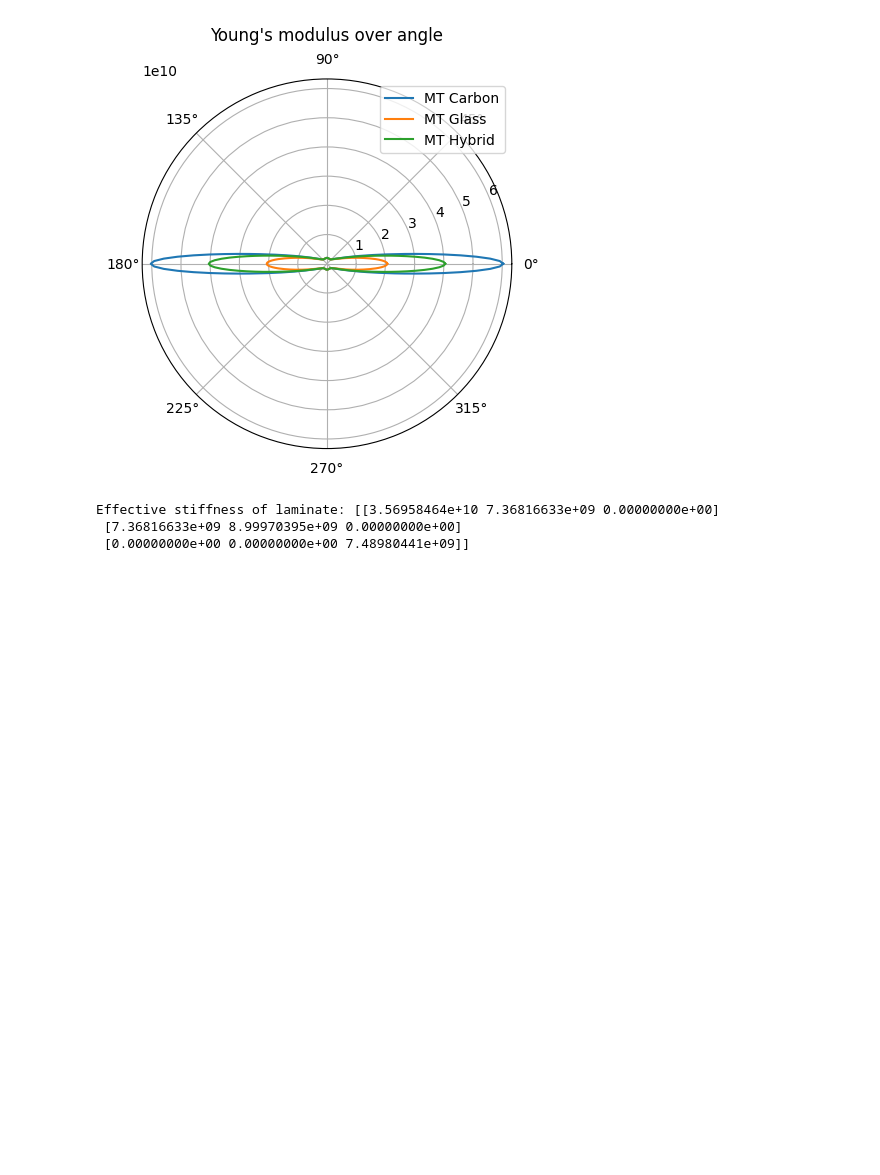
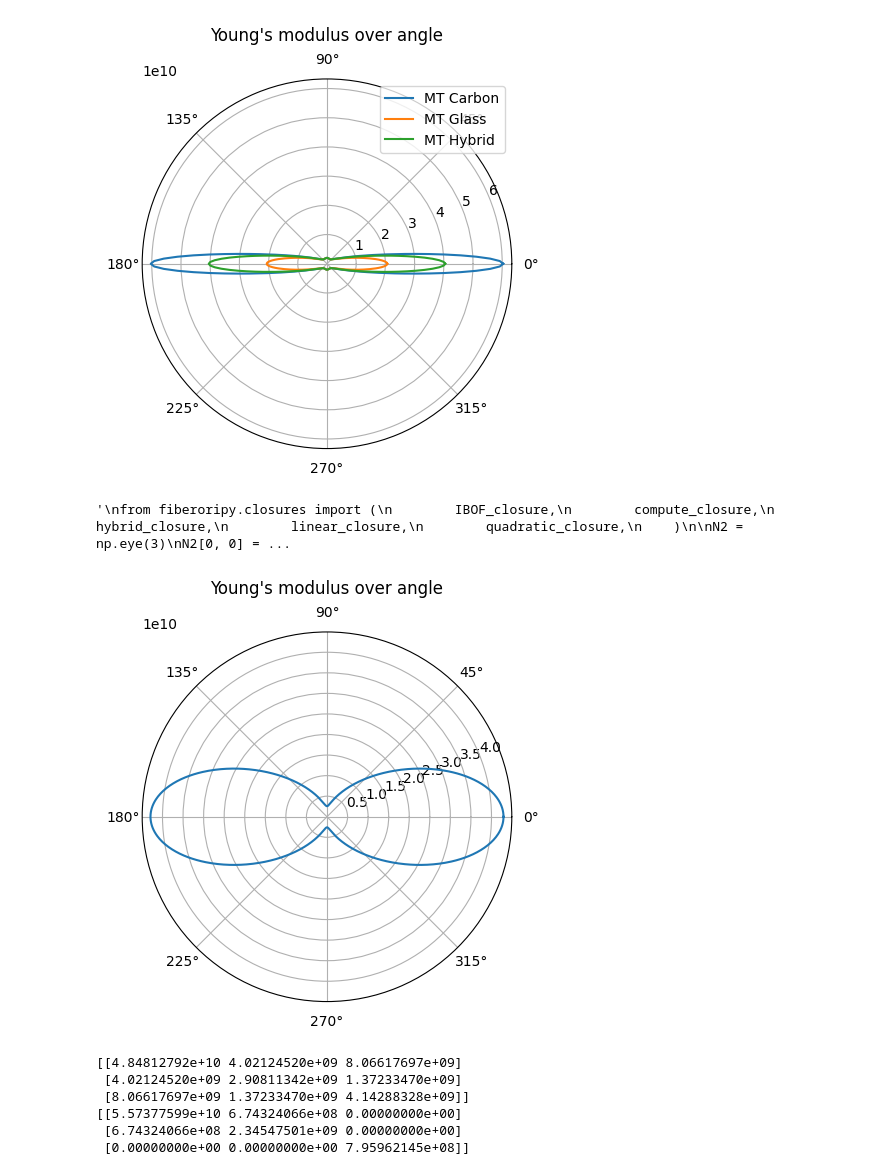
Before and after one commit to Extraweich/homopy, a Jupyter notebook: examples/MT_HT_plot.ipynb, the cells around one changed output. Saved outputs shown, nothing was run; the diff lists cells and outputs as text; code cells hidden in the pictures; blank space fills up the shorter version.

```diff
--- a/examples/MT_HT_plot.ipynb
+++ b/examples/MT_HT_plot.ipynb
@@ -44,7 +44,7 @@ plotter.polar_plot(
 [figure]
 # %%
 # Orientation averaging
-
+"""
 from fiberoripy.closures import (
         IBOF_closure,
         compute_closure,
@@ -59,31 +59,40 @@ N2[1, 1] = 10 / 32
 N2[2, 2] = 3 / 32
 # N4 = quadratic_closure(N2)
 N4 = IBOF_closure(N2)
+"""
+# %% [output]
+'\nfrom fiberoripy.closures import (\n        IBOF_closure,\n        compute_closure,\n        hybrid_closure,\n        linear_closure,\n        quadratic_closure,\n    )\n\nN2 = np.eye(3)\nN2[0, 0] = ...
 # %%
 # Halpin-Tsai
 E_carbon = 242e9; G_carbon = 105e9; nu_carbon = 0.1; l_carbon = 1.5e-3;
 r_carbon = 7.2 / 2 * 1e-6; vol_carbon = 0.25;
 E_pa6 = 1.18e9; G_pa6 = 0.4e9; nu_pa6 = 0.35;
 
 ht_carbon = HalpinTsai(
         E_carbon,
         E_pa6,
         G_carbon,
         G_pa6,
         nu_carbon,
         nu_pa6,
         l_carbon,
         r_carbon,
         vol_carbon,
     )
 
-laminas = 4*[ht_carbon.get_stiffness()]
+laminas = 2*[ht_carbon.get_stiffness()]
 pi = np.pi
-angles = [0, pi/4, -pi/4, 0]
+angles = [0, pi/8]
 
 laminate = Laminate(laminas, angles)
-plotter.polar_plot_laminate(laminate.get_effective_stiffness(), 100)
+plotter.polar_plot_laminate(laminate.get_effective_stiffness(), 1000)
+print(laminate.get_effective_stiffness())
+print(ht_carbon.get_stiffness())
 # %% [output]
+[figure, added]
-Effective stiffness of laminate: [[3.56958464e+10 7.36816633e+09 0.00000000e+00]
- [7.36816633e+09 8.99970395e+09 0.00000000e+00]
- [0.00000000e+00 0.00000000e+00 7.48980441e+09]]
+[[4.84812792e+10 4.02124520e+09 8.06617697e+09]
+ [4.02124520e+09 2.90811342e+09 1.37233470e+09]
+ [8.06617697e+09 1.37233470e+09 4.14288328e+09]]
+[[5.57377599e+10 6.74324066e+08 0.00000000e+00]
+ [6.74324066e+08 2.34547501e+09 0.00000000e+00]
+ [0.00000000e+00 0.00000000e+00 7.95962145e+08]]
```
